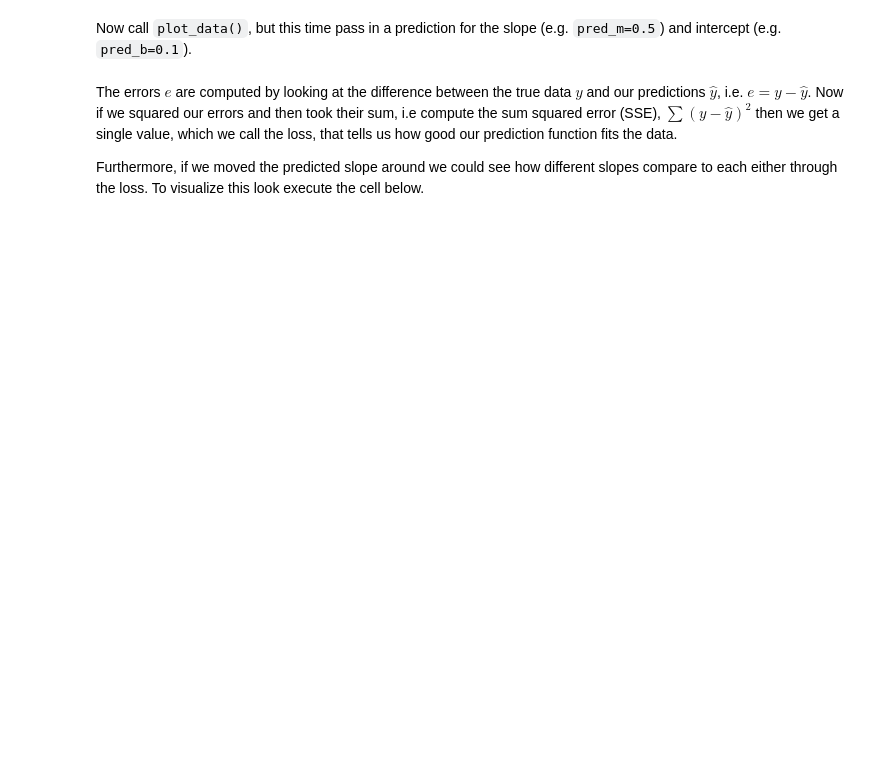
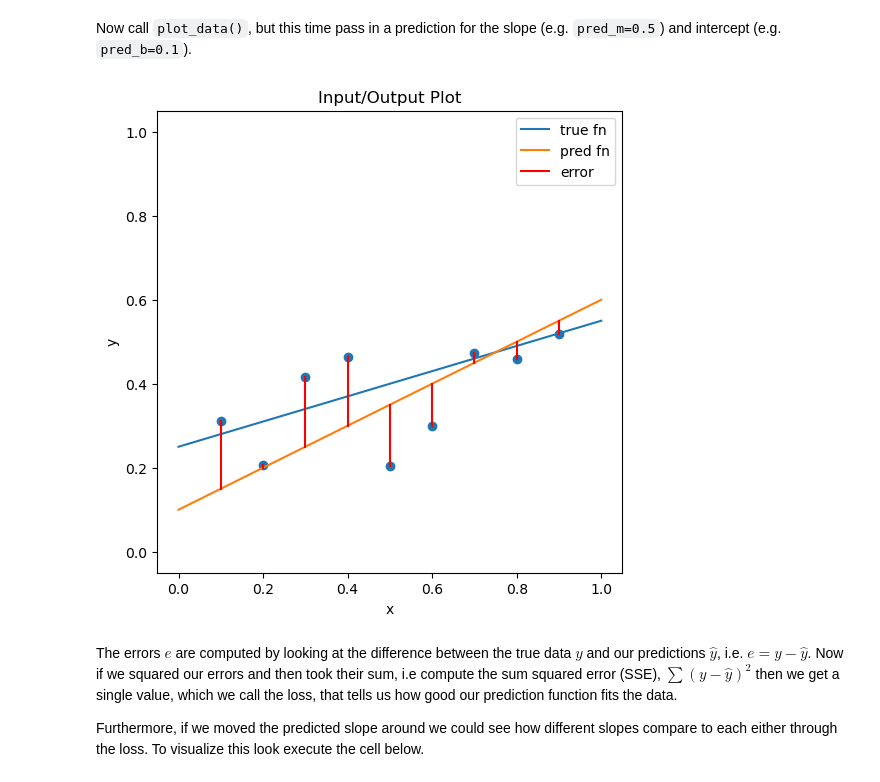
Before and after one commit to BryceWall/byu-cs474, a Jupyter notebook: lab1_pytorch_intro.ipynb, the cells around one changed output. Cells and saved outputs as stored; diff of their text form; code cells hidden in the pictures; blank space fills up the shorter version.

```diff
--- a/lab1_pytorch_intro.ipynb
+++ b/lab1_pytorch_intro.ipynb
@@ -924,6 +1094,10 @@ Now that we have generated our data, call `plot_data()` so we can see what it lo
 # %% [markdown]
 Now call `plot_data()`, but this time pass in a prediction for the slope (e.g.
 `pred_m=0.5`) and intercept (e.g. `pred_b=0.1`).
+# %%
+plot_data(pred_m=0.5, pred_b=0.1)
+# %% [output]
+[figure, added]
 # %% [markdown]
 The errors $e$ are computed by looking at the difference between the true data $y$ and our predictions $\hat{y}$, i.e. $e = y - \hat{y}$.
 Now if we squared our errors and then took their sum, i.e compute the sum squared error (SSE), $\sum (y - \hat{y})^2$ then we get a single value, which we call the loss, that tells us how good our prediction function fits the data.
```
Also changed, not shown: parts of 57 cells of this notebook.
